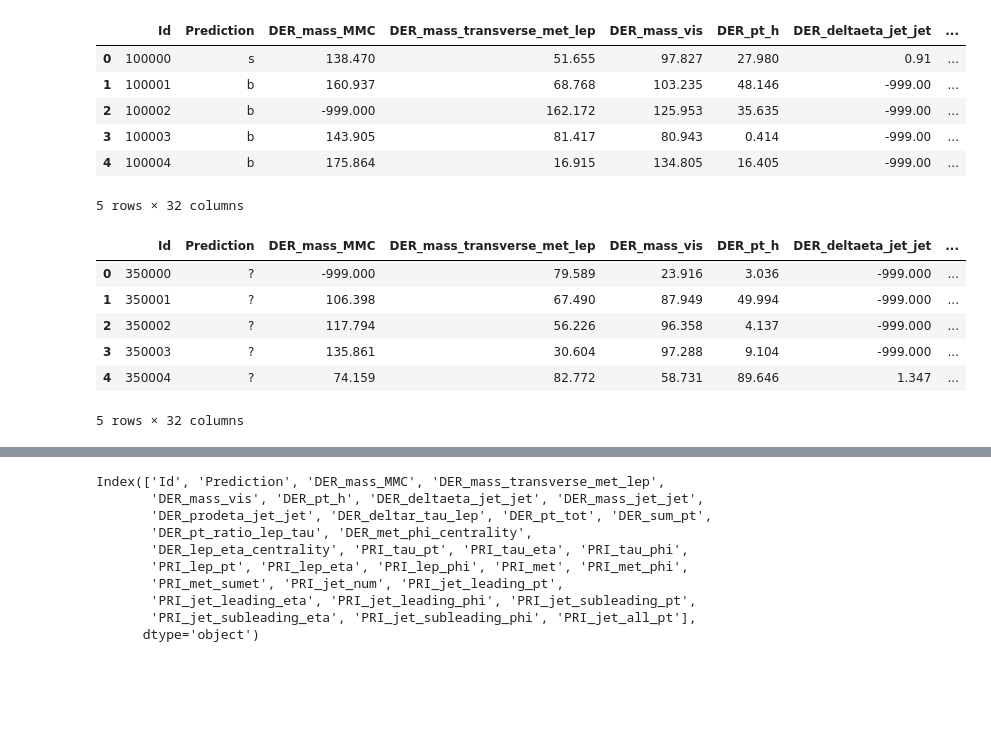
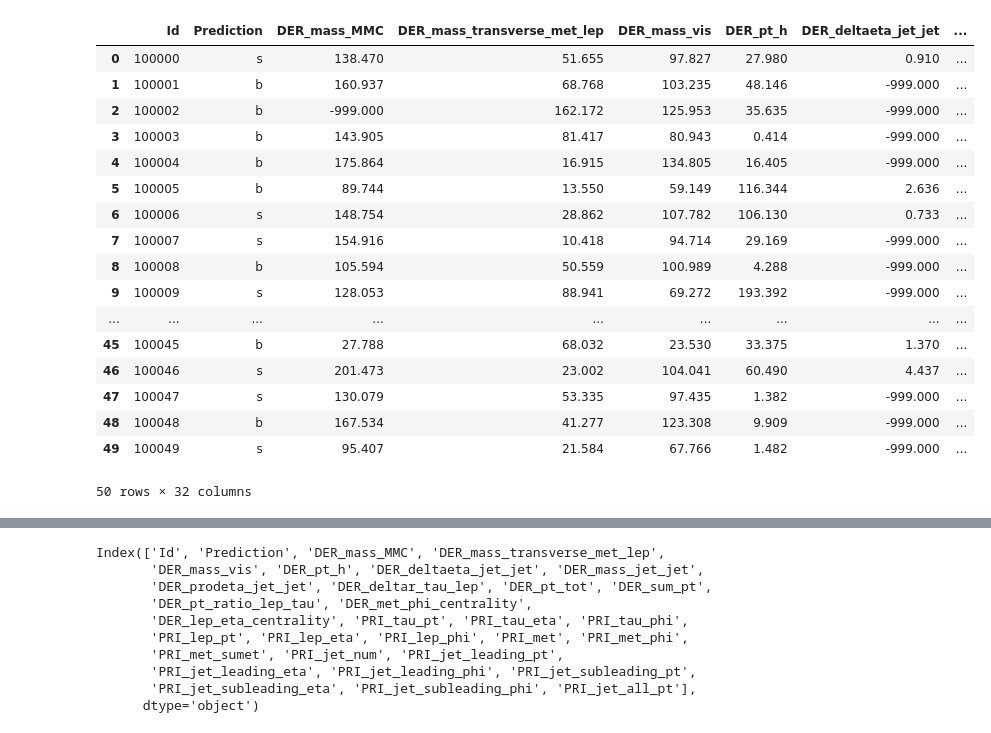
Before and after one commit to ZiluTian/ml_project1, a Jupyter notebook: Visualization.ipynb, the cells around one changed output, grey strips where cells are left out. Drawn from its saved outputs; the diff is of its cells as text; code cells hidden in the pictures; blank space fills up the shorter version.

```diff
--- a/Visualization.ipynb
+++ b/Visualization.ipynb
@@ -5,25 +5,27 @@ import pandas as pd, matplotlib.pyplot as plt, pylab as pl
 # %%
 # read in the training and testing data
 # Substitute with the helper functions later
-df_tr = pd.read_csv("train.csv")
-df_te = pd.read_csv("test.csv")
+df_tr = pd.read_csv("train.csv")[0:50]
+# df_tr = pd.read_csv("train.csv")
+# df_te = pd.read_csv("test.csv")
 # %%
-df_tr.head()
+df_tr
 # %% [output]
 |  | Id | Prediction | DER_mass_MMC | DER_mass_transverse_met_lep | DER_mass_vis | DER_pt_h | DER_deltaeta_jet_jet | ... |
-| 0 | 100000 | s | 138.470 | 51.655 | 97.827 | 27.980 | 0.91 | ... |
-| 1 | 100001 | b | 160.937 | 68.768 | 103.235 | 48.146 | -999.00 | ... |
-| 2 | 100002 | b | -999.000 | 162.172 | 125.953 | 35.635 | -999.00 | ... |
-| 3 | 100003 | b | 143.905 | 81.417 | 80.943 | 0.414 | -999.00 | ... |
-| 4 | 100004 | b | 175.864 | 16.915 | 134.805 | 16.405 | -999.00 | ... |
+| 0 | 100000 | s | 138.470 | 51.655 | 97.827 | 27.980 | 0.910 | ... |
+| 1 | 100001 | b | 160.937 | 68.768 | 103.235 | 48.146 | -999.000 | ... |
+| 2 | 100002 | b | -999.000 | 162.172 | 125.953 | 35.635 | -999.000 | ... |
+| 3 | 100003 | b | 143.905 | 81.417 | 80.943 | 0.414 | -999.000 | ... |
+| 4 | 100004 | b | 175.864 | 16.915 | 134.805 | 16.405 | -999.000 | ... |
+| 5 | 100005 | b | 89.744 | 13.550 | 59.149 | 116.344 | 2.636 | ... |
+| 6 | 100006 | s | 148.754 | 28.862 | 107.782 | 106.130 | 0.733 | ... |
+| 7 | 100007 | s | 154.916 | 10.418 | 94.714 | 29.169 | -999.000 | ... |
+| 8 | 100008 | b | 105.594 | 50.559 | 100.989 | 4.288 | -999.000 | ... |
+| 9 | 100009 | s | 128.053 | 88.941 | 69.272 | 193.392 | -999.000 | ... |
+| ... | ... | ... | ... | ... | ... | ... | ... | ... |
+| 45 | 100045 | b | 27.788 | 68.032 | 23.530 | 33.375 | 1.370 | ... |
+| 46 | 100046 | s | 201.473 | 23.002 | 104.041 | 60.490 | 4.437 | ... |
+| 47 | 100047 | s | 130.079 | 53.335 | 97.435 | 1.382 | -999.000 | ... |
+| 48 | 100048 | b | 167.534 | 41.277 | 123.308 | 9.909 | -999.000 | ... |
+| 49 | 100049 | s | 95.407 | 21.584 | 67.766 | 1.482 | -999.000 | ... |
-5 rows × 32 columns
+50 rows × 32 columns
-# %%
-df_te.head()
-# %% [output]
-|  | Id | Prediction | DER_mass_MMC | DER_mass_transverse_met_lep | DER_mass_vis | DER_pt_h | DER_deltaeta_jet_jet | ... |
-| 0 | 350000 | ? | -999.000 | 79.589 | 23.916 | 3.036 | -999.000 | ... |
-| 1 | 350001 | ? | 106.398 | 67.490 | 87.949 | 49.994 | -999.000 | ... |
-| 2 | 350002 | ? | 117.794 | 56.226 | 96.358 | 4.137 | -999.000 | ... |
-| 3 | 350003 | ? | 135.861 | 30.604 | 97.288 | 9.104 | -999.000 | ... |
-| 4 | 350004 | ? | 74.159 | 82.772 | 58.731 | 89.646 | 1.347 | ... |
-5 rows × 32 columns
```
Also changed, not shown: parts of 7 cells of this notebook.
